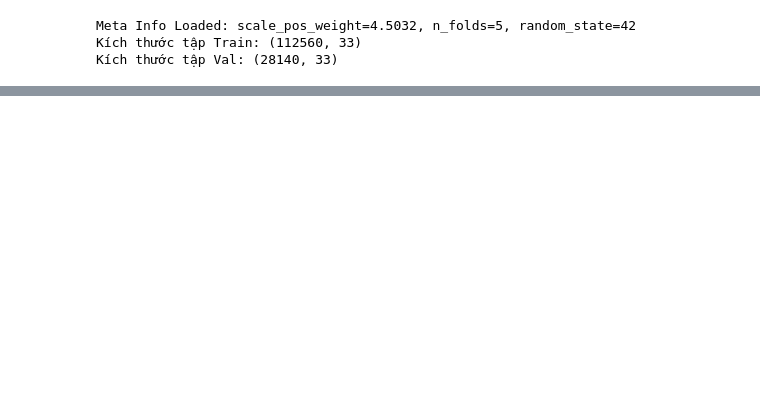
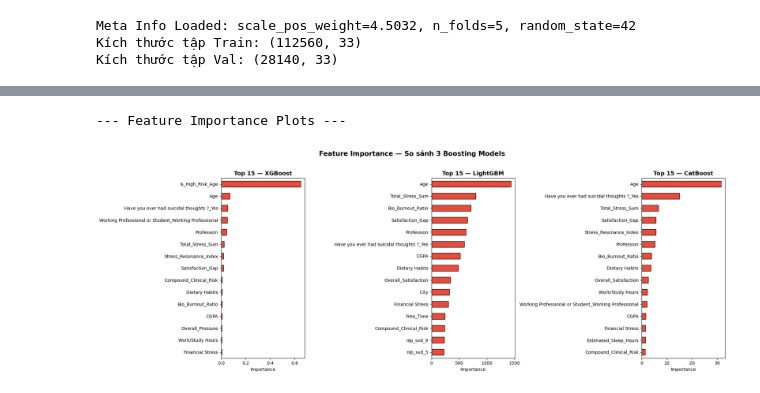
Before and after one commit to s4lt1f0l/Exploring-Mental-Health-Data, a Jupyter notebook: notebooks/04-boosting-models.ipynb, the cells around one changed output, grey strips where cells are left out. Saved outputs shown, nothing was run; the diff lists cells and outputs as text; code cells hidden in the pictures; blank space fills up the shorter version.

```diff
--- a/notebooks/04-boosting-models.ipynb
+++ b/notebooks/04-boosting-models.ipynb
@@ -22,8 +86,8 @@ warnings.filterwarnings("ignore")
 # ==============================================================================
 # 1. CẤU HÌNH ĐƯỜNG DẪN KAGGLE
 # ==============================================================================
-DATA_DIR = '/kaggle/input/datasets/tunoquc/dataaa'
-MODEL_DIR = '/kaggle/working/outputs'
+DATA_DIR = '../outputs'
+MODEL_DIR = '../outputs/artifacts'
 os.makedirs(MODEL_DIR, exist_ok=True)
 
 # ==============================================================================
@@ -42,9 +106,8 @@ XGB_COLSAMPLE_MIN, XGB_COLSAMPLE_MAX = 0.6, 1.0
 LGB_LEAVES_MIN, LGB_LEAVES_MAX = 20, 150
 LGB_MIN_CHILD_MIN, LGB_MIN_CHILD_MAX = 10, 100
 
-# ==============================================================================
+
 # 3. THÔNG SỐ CHỐT TỪ BÁO CÁO
-# ==============================================================================
 # Báo cáo 6.5: XGBoost Final Params
 XGB_FINAL_PARAMS = {
     'n_estimators': 750,
@@ -74,9 +137,8 @@ CAT_ITERATIONS = 500
 CAT_LEARNING_RATE = 0.05
 CAT_DEPTH = 6
 
-# ==============================================================================
 # 4. HÀM TỐI ƯU NGƯỠNG
-# ==============================================================================
+
 def optimize_threshold(y_true, y_probs):
     """
     Quét qua các ngưỡng từ 0.1 đến 0.9 để tìm ngưỡng cho F1-Score cao nhất.
@@ -351,0 +869,23 @@ Validation F1-Score: 0.83208
+# %%
+print("\n--- Feature Importance Plots ---")
+
+fig, axes = plt.subplots(1, 3, figsize=(20, 7))
+models = [('XGBoost', xgb_final), ('LightGBM', lgb_final), ('CatBoost', cat_final)]
+
+for ax, (name, model) in zip(axes, models):
+    if name == 'CatBoost':
+        feat_imp = pd.Series(model.feature_importances_, index=X.columns)
+    else:
+        feat_imp = pd.Series(model.feature_importances_, index=X.columns)
+    top_df = feat_imp.nlargest(15).sort_values(ascending=True)
+    top_df.plot(kind='barh', ax=ax, color='#e74c3c', edgecolor='black')
+    ax.set_title(f'Top 15 — {name}', fontweight='bold', fontsize=13)
+    ax.set_xlabel('Importance')
+
+plt.suptitle('Feature Importance — So sánh 3 Boosting Models', fontsize=15, fontweight='bold', y=1.02)
+plt.tight_layout()
+plt.savefig(os.path.join(MODEL_DIR, 'feature_importance_comparison.png'), dpi=150, bbox_inches='tight')
+plt.show()
+# %% [output]
+--- Feature Importance Plots ---
+[figure, added]
```
Also changed, not shown: parts of 40 cells of this notebook, 2 other files.
